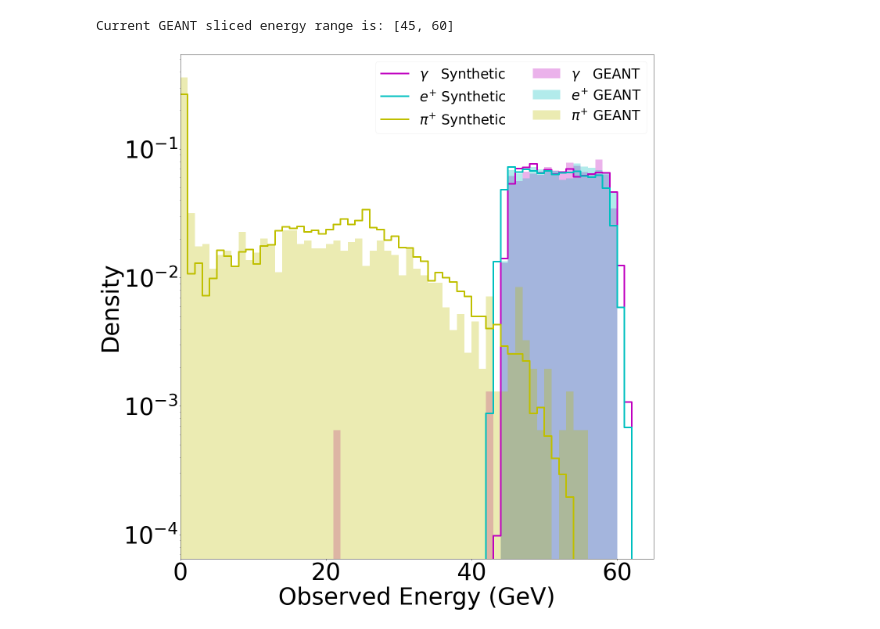
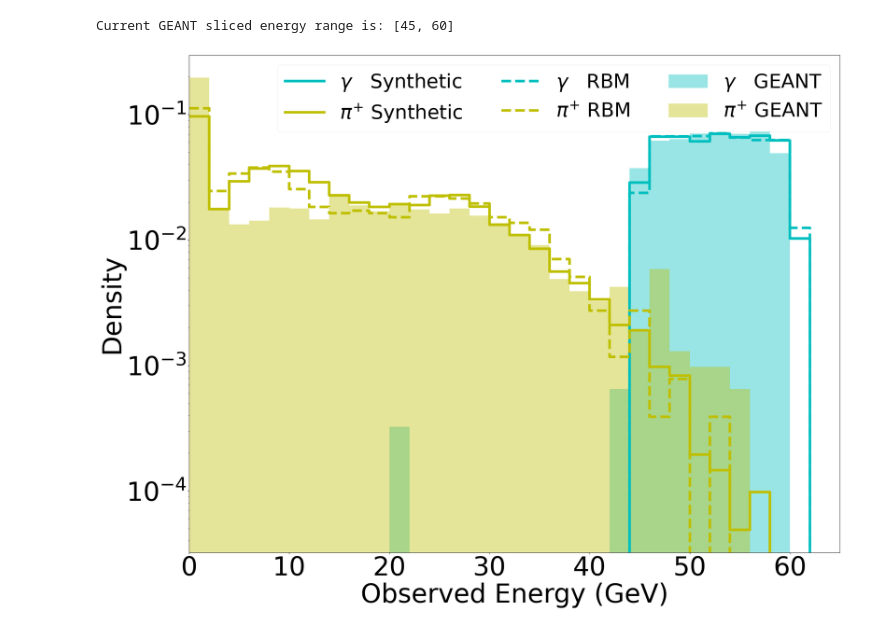
Before and after one commit to QaloSim/CaloQVAE, a Jupyter notebook: paper/slice_energy.ipynb, the cells around one changed output. Saved outputs shown, nothing was run; the diff lists cells and outputs as text; code cells hidden in the pictures.

```diff
--- a/paper/slice_energy.ipynb
+++ b/paper/slice_energy.ipynb
@@ -34,3 +32,12 @@ p_paths = ["/home/blazerjia/saved_output/gamma/wandb/run-20221226_125516-6uxrrrf
+# %%
+p_types = ['gamma','piplus']
+rbm_paths= ['/home/blazerjia/saved_output/RBM/gamma/02-23-06/wandb/run-20230512_022309-4kafxy0s',
+           "/home/blazerjia/saved_output/RBM/piplus/02-27-52/wandb/run-20230512_022756-izs3oxl7"]
+p_paths = ['/home/blazerjia/saved_output/D-WAVE/gamma/02-04-24/wandb/run-20230512_020428-o3qaw39s',
+           "/home/blazerjia/saved_output/D-WAVE/piplus/01-44-46/wandb/run-20230512_014449-ypoucwpb"]
+
+test_paths = ['/home/blazerjia/Trained_Models/gamma_0.00006_200/wandb/run-20230309_185145-arwp8pfv/files/test_raw_data.pkl',
+             '/home/blazerjia/Trained_Models/piplus_0.00006_200/wandb/run-20230309_031303-t59nvivg/files/test_raw_data.pkl']
 # %%
 config_path='/home/blazerjia/CaloQVAE/configs/engine/dvaecalo_training.yaml'
 with open(config_path, 'r') as file:
@@ -41,7 +48,7 @@ print('Current GEANT sliced energy range is:', sliced_energy_range)
 # %% [output]
 Current GEANT sliced energy range is: [45, 60]
 # %%
-_COLOR_DICT = {"eplus":"c", "gamma":"m", "piplus":"y"}
+_COLOR_DICT = {"gamma":"c", "piplus":"y"}
 # %%
 _HISTOGRAMS = ["totalEnergyHist", "layer_0_EnergyHist", "layer_1_EnergyHist", "layer_2_EnergyHist",
                "layer_0_sparsityHist", "layer_1_sparsityHist", "layer_2_sparsityHist",
@@ -120,12 +129,27 @@ def plot_single_hist(c_hist, xscale, ax, p_type, layerhist=False, layernum=-1):
 
         return
 # %%
-def plot_sample_hist(p_types, p_paths, h_type, yscale, xscale="linear", legend_loc='log', legend_col=2, savefig=False, show=True):
-    fig, ax = plt.subplots(1, 1, figsize=(20, 20))
+def plot_sample_hist(p_types, p_paths, test_paths, h_type, rbm_paths, yscale, xscale="linear", legend_loc='log', legend_col=3, savefig=False, show=True):
+    fig, ax = plt.subplots(1, 1, figsize=(24, 18))
 
     hist_dict = {}
     for p_type, p_path in zip(p_types, p_paths):
         hist_dict[p_type] = util.load(os.path.join(p_path, "files/{0}_{1}.coffea".format(p_type, h_type)))
+    for p_type in p_types:
+        single_hist = hist_dict[p_type]
+
+        if "layer" in h_type:
+            layerhist = True
+            layer = int(h_type[6:7])
+            plot_single_hist(single_hist, xscale, ax, p_type, layerhist=True, synthetic=True, layernum=layer)
+        else:
+            plot_single_hist(single_hist, xscale, ax, p_type,synthetic=True)
+
+
+
+    hist_dict = {}
+    for p_type, rbm_path in zip(p_types, rbm_paths):
+        hist_dict[p_type] = util.load(os.path.join(rbm_path, "files/{0}_{1}.coffea".format(p_type, h_type)))
 
     for p_type in p_types:
         single_hist = hist_dict[p_type]
@@ -133,14 +157,14 @@ def plot_sample_hist(p_types, p_paths, h_type, yscale, xscale="linear", legend_l
         if "layer" in h_type:
             layerhist = True
             layer = int(h_type[6:7])
-            plot_single_hist(single_hist, xscale, ax, p_type, layerhist=True, layernum=layer)
+            plot_single_hist(single_hist, xscale, ax, p_type, synthetic=False, layerhist=True, layernum=layer)
         else:
-            plot_single_hist(single_hist, xscale, ax, p_type)
+            plot_single_hist(single_hist, xscale, ax, p_type, synthetic=False)
 
-    for p_type, p_path in zip(p_types, p_paths):
-            geant_data_plot(p_path, ax, p_type)
+    for p_type, p_path, test_path in zip(p_types, rbm_paths, test_paths):
+        geant_data_plot(p_path, ax, p_type, test_path)
 
-    ax.legend(prop={'size': 35}, loc=legend_loc, ncol=legend_col, framealpha=0.3)
+    ax.legend(prop={'size': 45}, loc=legend_loc, ncol=legend_col, framealpha=0.3)
     ax.tick_params(axis='both', which='major', labelsize=60)
     ax.set_xlim(0, (sliced_energy_range[1]+5))
     ax.set_xscale(xscale)
@@ -205,4 +229,4 @@ def geant_data_plot(p_path,ax,p_type):
 # %%
-plot_sample_hist(p_types, p_paths, "sampleEnergyHist", "log", legend_loc="upper right", savefig=True)
+plot_sample_hist(p_types, p_paths, test_paths, "sampleEnergyHist", rbm_paths, "log", legend_loc="upper right", savefig=True)
 # %% [output]
-[figure, old version]
+[figure, new version]
```
Also changed, not shown: parts of 4 cells of this notebook, 8 other files.
